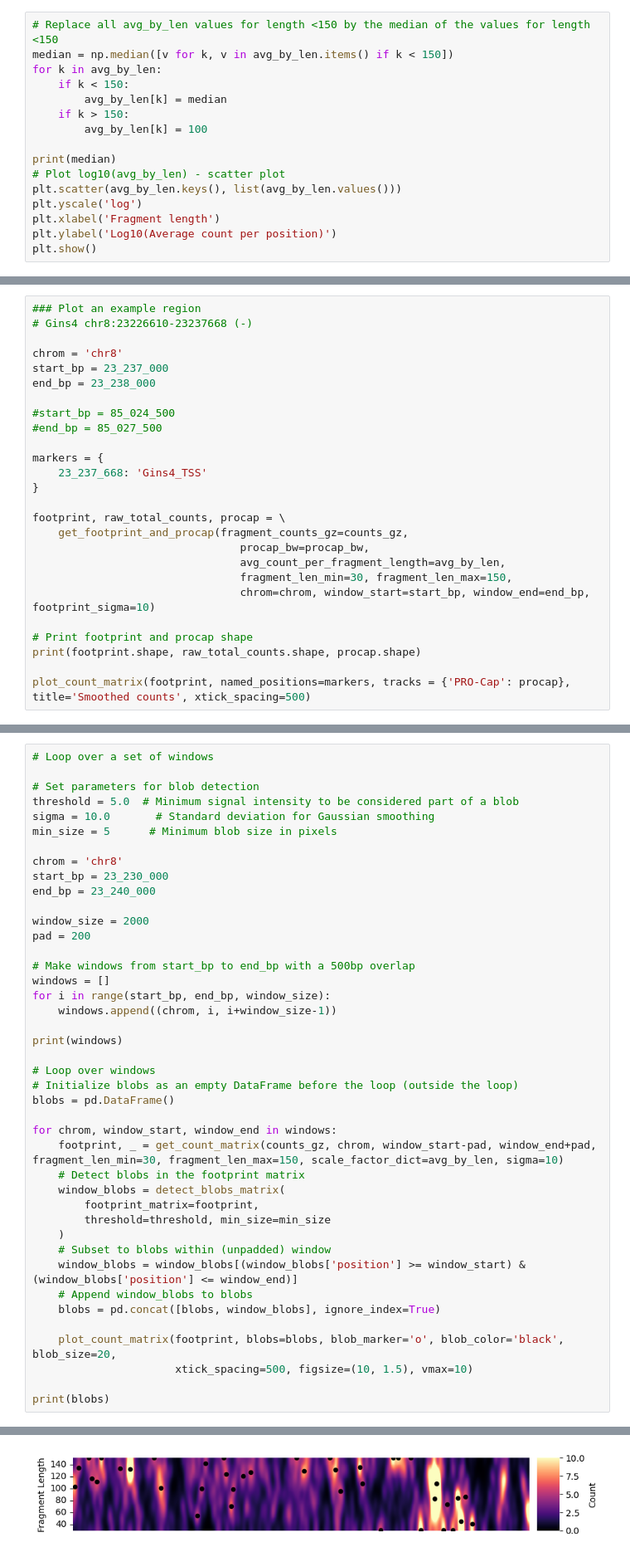
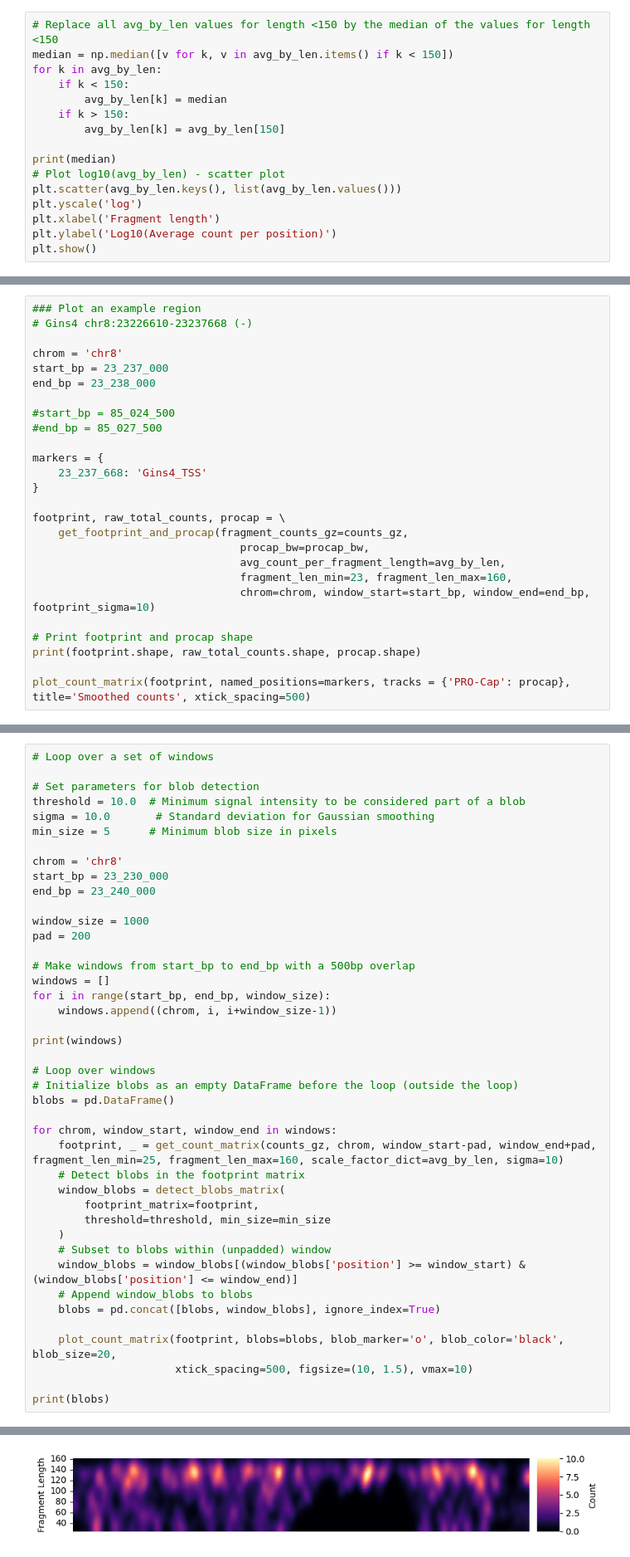
Before and after one commit to aryeelab/foci-3d, a Jupyter notebook: code/footprinting.ipynb, the cells around one changed output, grey strips where cells are left out. Shown at 83% size. Saved outputs shown, nothing was run; the diff lists cells and outputs as text.

```diff
--- a/code/footprinting.ipynb
+++ b/code/footprinting.ipynb
@@ -56,7 +56,7 @@ for k in avg_by_len:
     if k < 150:
         avg_by_len[k] = median
     if k > 150:
-        avg_by_len[k] = 100
+        avg_by_len[k] = avg_by_len[150]
 
 print(median)
 # Plot log10(avg_by_len) - scatter plot
@@ -87,7 +87,7 @@ footprint, raw_total_counts, procap = \
     get_footprint_and_procap(fragment_counts_gz=counts_gz,
                                 procap_bw=procap_bw,
                                 avg_count_per_fragment_length=avg_by_len,
-                                fragment_len_min=30, fragment_len_max=150,
+                                fragment_len_min=23, fragment_len_max=160,
                                 chrom=chrom, window_start=start_bp, window_end=end_bp, footprint_sigma=10)
 
 # Print footprint and procap shape
@@ -159,7 +159,7 @@ Top 5 blobs by total signal:
 # Loop over a set of windows
 
 # Set parameters for blob detection
-threshold = 5.0  # Minimum signal intensity to be considered part of a blob
+threshold = 10.0  # Minimum signal intensity to be considered part of a blob
 sigma = 10.0       # Standard deviation for Gaussian smoothing
 min_size = 5      # Minimum blob size in pixels
 
@@ -167,7 +167,7 @@ chrom = 'chr8'
 start_bp = 23_230_000
 end_bp = 23_240_000
 
-window_size = 2000
+window_size = 1000
 pad = 200
 
 # Make windows from start_bp to end_bp with a 500bp overlap
@@ -182,7 +182,7 @@ print(windows)
 blobs = pd.DataFrame()
 
 for chrom, window_start, window_end in windows:
-    footprint, _ = get_count_matrix(counts_gz, chrom, window_start-pad, window_end+pad, fragment_len_min=30, fragment_len_max=150, scale_factor_dict=avg_by_len, sigma=10)
+    footprint, _ = get_count_matrix(counts_gz, chrom, window_start-pad, window_end+pad, fragment_len_min=25, fragment_len_max=160, scale_factor_dict=avg_by_len, sigma=10)
     # Detect blobs in the footprint matrix
     window_blobs = detect_blobs_matrix(
         footprint_matrix=footprint,
@@ -205 +205 @@ print(blobs)
-[figure, old version]
+[figure, new version]
```
Also changed, not shown: parts of 9 cells of this notebook, 1 other file.
